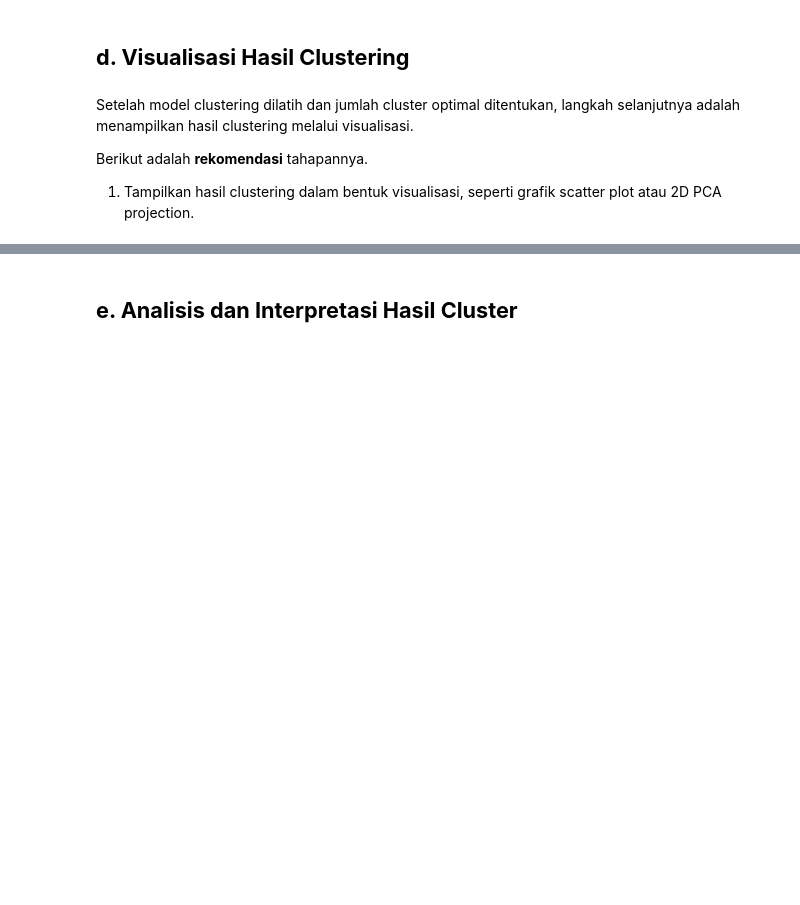
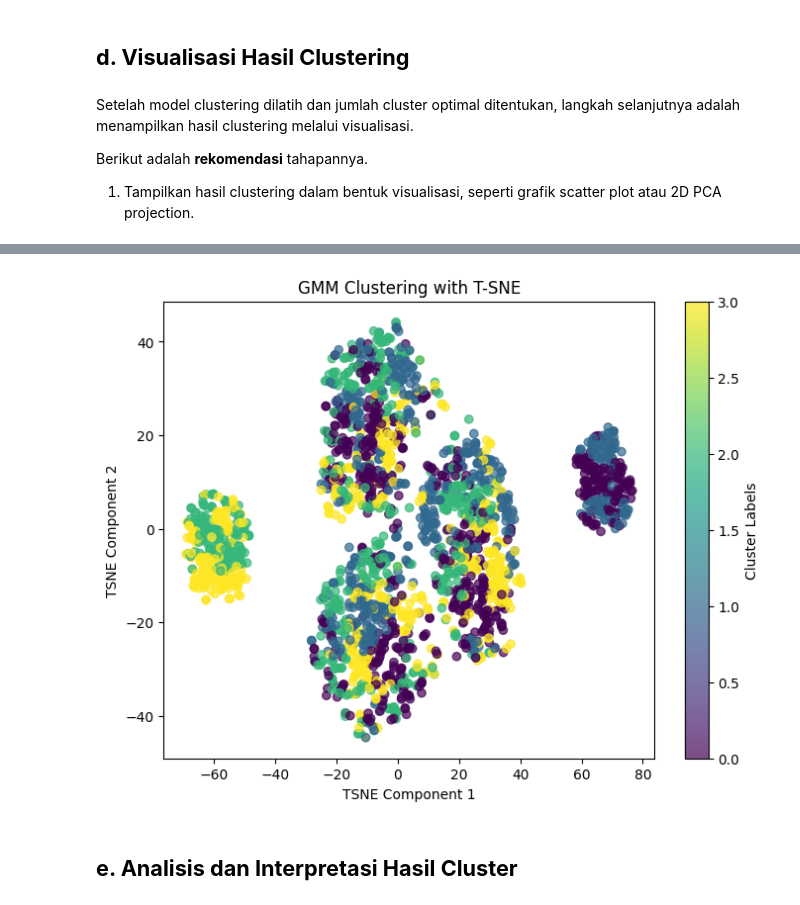
Before and after one commit to ftthalmhdi/ship, a Jupyter notebook: [Clustering]_Submission_Akhir_BMLP_Fattah_Al_Mahdi.ipynb, the cells around one changed output, grey strips where cells are left out. Saved outputs shown, nothing was run; the diff lists cells and outputs as text; code cells hidden in the pictures; blank space fills up the shorter version.

```diff
--- a/[Clustering]_Submission_Akhir_BMLP_Fattah_Al_Mahdi.ipynb
+++ b/[Clustering]_Submission_Akhir_BMLP_Fattah_Al_Mahdi.ipynb
@@ -225,3 +310,18 @@ Berikut adalah **rekomendasi** tahapannya.
+# %%
+from sklearn.manifold import TSNE
+
+tsne = TSNE(n_components=2, random_state=42)
+df_tsne = tsne.fit_transform(df_final)
+
+plt.figure(figsize=(8,6))
+plt.scatter(df_tsne[:, 0], df_tsne[:, 1], c=labels, cmap='viridis', alpha=0.7)
+plt.colorbar(label="Cluster Labels")
+plt.xlabel("TSNE Component 1")
+plt.ylabel("TSNE Component 2")
+plt.title("GMM Clustering with T-SNE")
+plt.show()
+# %% [output]
+[figure, added]
 # %% [markdown]
 ## **e. Analisis dan Interpretasi Hasil Cluster**
 # %% [markdown]
```
Also changed, not shown: parts of 17 cells of this notebook.
